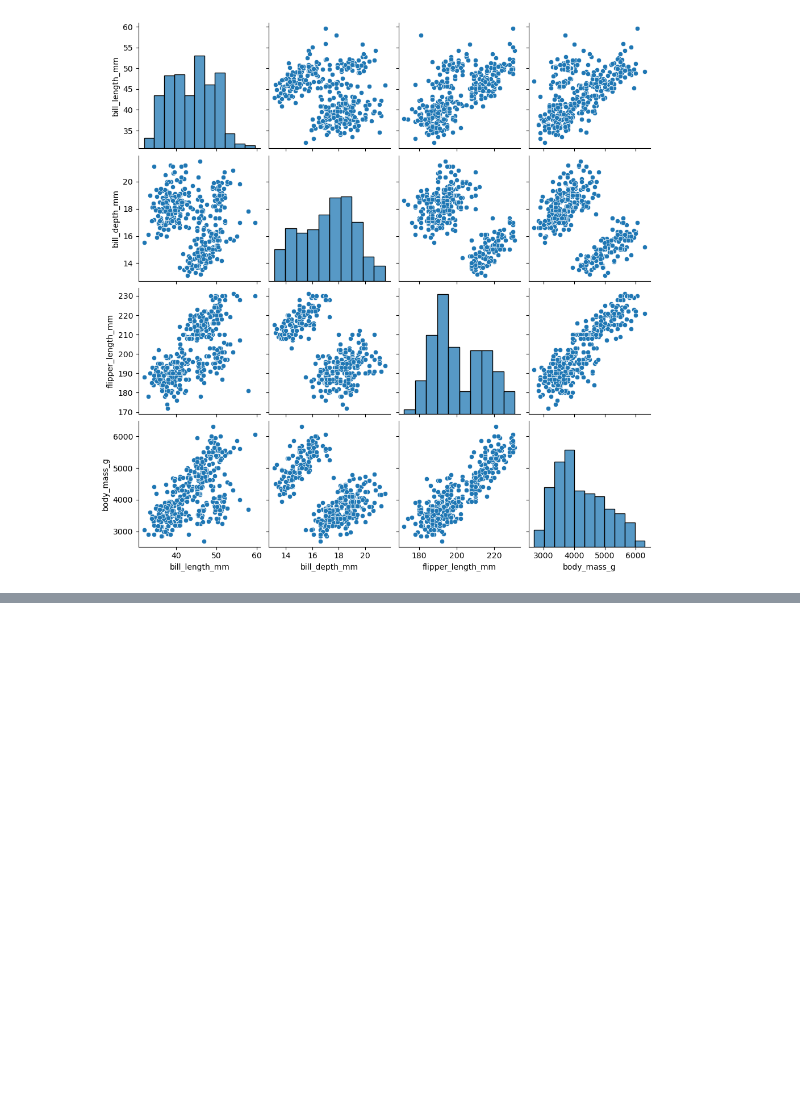
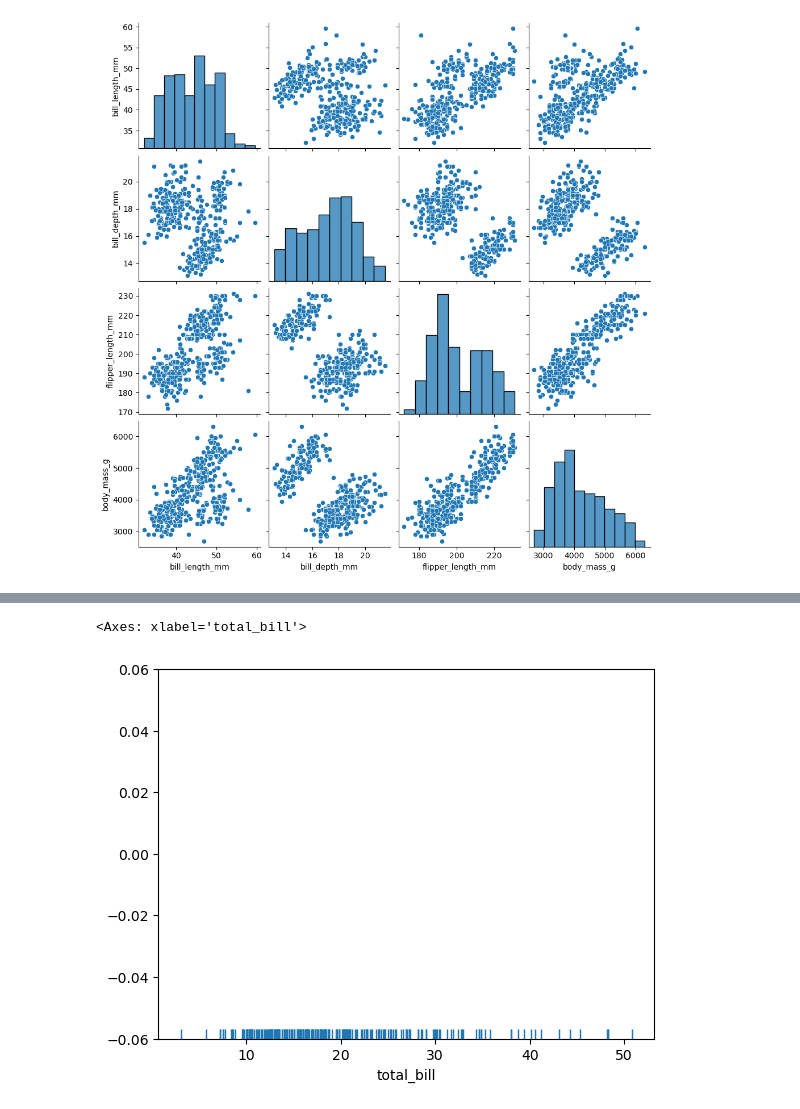
Before and after one commit to asheshh-lal/Python_practice_libraries, a Jupyter notebook: Seaborn.ipynb, the cells around one changed output, grey strips where cells are left out. Cells and saved outputs as stored; diff of their text form; code cells hidden in the pictures; blank space fills up the shorter version.

```diff
--- a/Seaborn.ipynb
+++ b/Seaborn.ipynb
@@ -74,42 +74,5 @@ sns.pairplot(tips,hue='sex')
 # %%
-# Don't worry about understanding this code!
-# It's just for the diagram below
-import numpy as np
-import matplotlib.pyplot as plt
-from scipy import stats
-
-#Create dataset
-dataset = np.random.randn(25)
-
-# Create another rugplot
-sns.rugplot(dataset);
-
-# Set up the x-axis for the plot
-x_min = dataset.min() - 2
-x_max = dataset.max() + 2
-
-# 100 equally spaced points from x_min to x_max
-x_axis = np.linspace(x_min,x_max,100)
-
-# Set up the bandwidth, for info on this:
-url = 'http://en.wikipedia.org/wiki/Kernel_density_estimation#Practical_estimation_of_the_bandwidth'
-
-bandwidth = ((4*dataset.std()**5)/(3*len(dataset)))**.2
-
-
-# Create an empty kernel list
-kernel_list = []
-
-# Plot each basis function
-for data_point in dataset:
-
-    # Create a kernel for each point and append to list
-    kernel = stats.norm(data_point,bandwidth).pdf(x_axis)
-    kernel_list.append(kernel)
-
-    #Scale for plotting
-    kernel = kernel / kernel.max()
-    kernel = kernel * .4
-    plt.plot(x_axis,kernel,color = 'grey',alpha=0.5)
-
-plt.ylim(0,1)
+sns.rugplot(tips['total_bill'])
+# %% [output]
+<Axes: xlabel='total_bill'>
+[figure, added]
```
Also changed, not shown: parts of 3 cells of this notebook.
